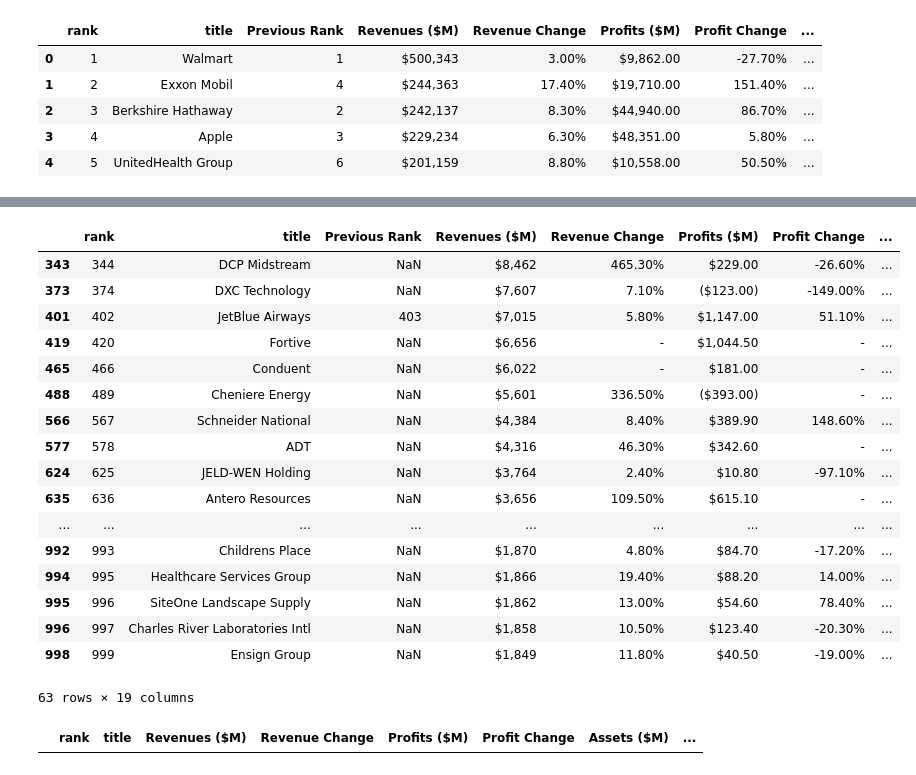
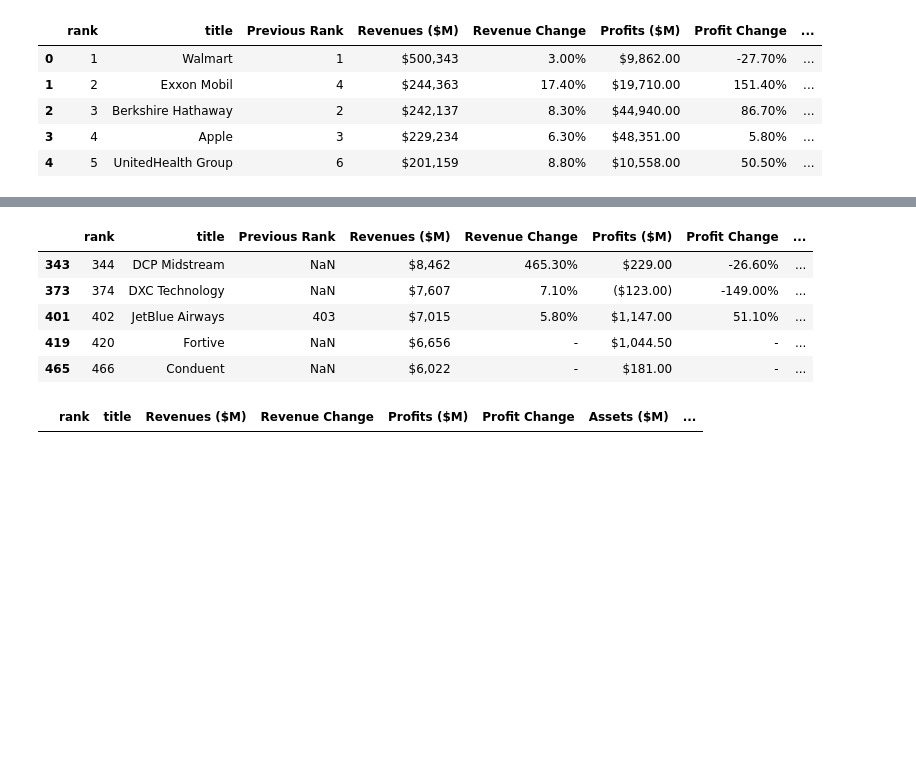
Before and after one commit to ic2019/group_project2, a Jupyter notebook: Scripts/Data_Cleaning_Exploration.ipynb, the cells around one changed output, grey strips where cells are left out. Drawn from its saved outputs; the diff is of its cells as text; code cells hidden in the pictures; blank space fills up the shorter version.

```diff
--- a/Scripts/Data_Cleaning_Exploration.ipynb
+++ b/Scripts/Data_Cleaning_Exploration.ipynb
@@ -60,26 +68,14 @@ memory usage: 148.6+ KB
 # %%
 # Handling NA values
 # finding NA records`
-original_fortune_data[original_fortune_data.isnull().any(axis=1)]
+original_fortune_data[original_fortune_data.isnull().any(axis=1)].head()
 # %% [output]
 |  | rank | title | Previous Rank | Revenues ($M) | Revenue Change | Profits ($M) | Profit Change | ... |
 | 343 | 344 | DCP Midstream | NaN | $8,462 | 465.30% | $229.00 | -26.60% | ... |
 | 373 | 374 | DXC Technology | NaN | $7,607 | 7.10% | ($123.00) | -149.00% | ... |
 | 401 | 402 | JetBlue Airways | 403 | $7,015 | 5.80% | $1,147.00 | 51.10% | ... |
 | 419 | 420 | Fortive | NaN | $6,656 | - | $1,044.50 | - | ... |
 | 465 | 466 | Conduent | NaN | $6,022 | - | $181.00 | - | ... |
-| 488 | 489 | Cheniere Energy | NaN | $5,601 | 336.50% | ($393.00) | - | ... |
-| 566 | 567 | Schneider National | NaN | $4,384 | 8.40% | $389.90 | 148.60% | ... |
-| 577 | 578 | ADT | NaN | $4,316 | 46.30% | $342.60 | - | ... |
-| 624 | 625 | JELD-WEN Holding | NaN | $3,764 | 2.40% | $10.80 | -97.10% | ... |
-| 635 | 636 | Antero Resources | NaN | $3,656 | 109.50% | $615.10 | - | ... |
-| ... | ... | ... | ... | ... | ... | ... | ... | ... |
-| 992 | 993 | Childrens Place | NaN | $1,870 | 4.80% | $84.70 | -17.20% | ... |
-| 994 | 995 | Healthcare Services Group | NaN | $1,866 | 19.40% | $88.20 | 14.00% | ... |
-| 995 | 996 | SiteOne Landscape Supply | NaN | $1,862 | 13.00% | $54.60 | 78.40% | ... |
-| 996 | 997 | Charles River Laboratories Intl | NaN | $1,858 | 10.50% | $123.40 | -20.30% | ... |
-| 998 | 999 | Ensign Group | NaN | $1,849 | 11.80% | $40.50 | -19.00% | ... |
-63 rows × 19 columns
 # %%
 # As previous rank is not an import column for our analysis, dropping that column
 original_fortune_data = original_fortune_data.drop('Previous Rank', axis=1)
```
Also changed, not shown: parts of 8 cells of this notebook, 9 other files.
